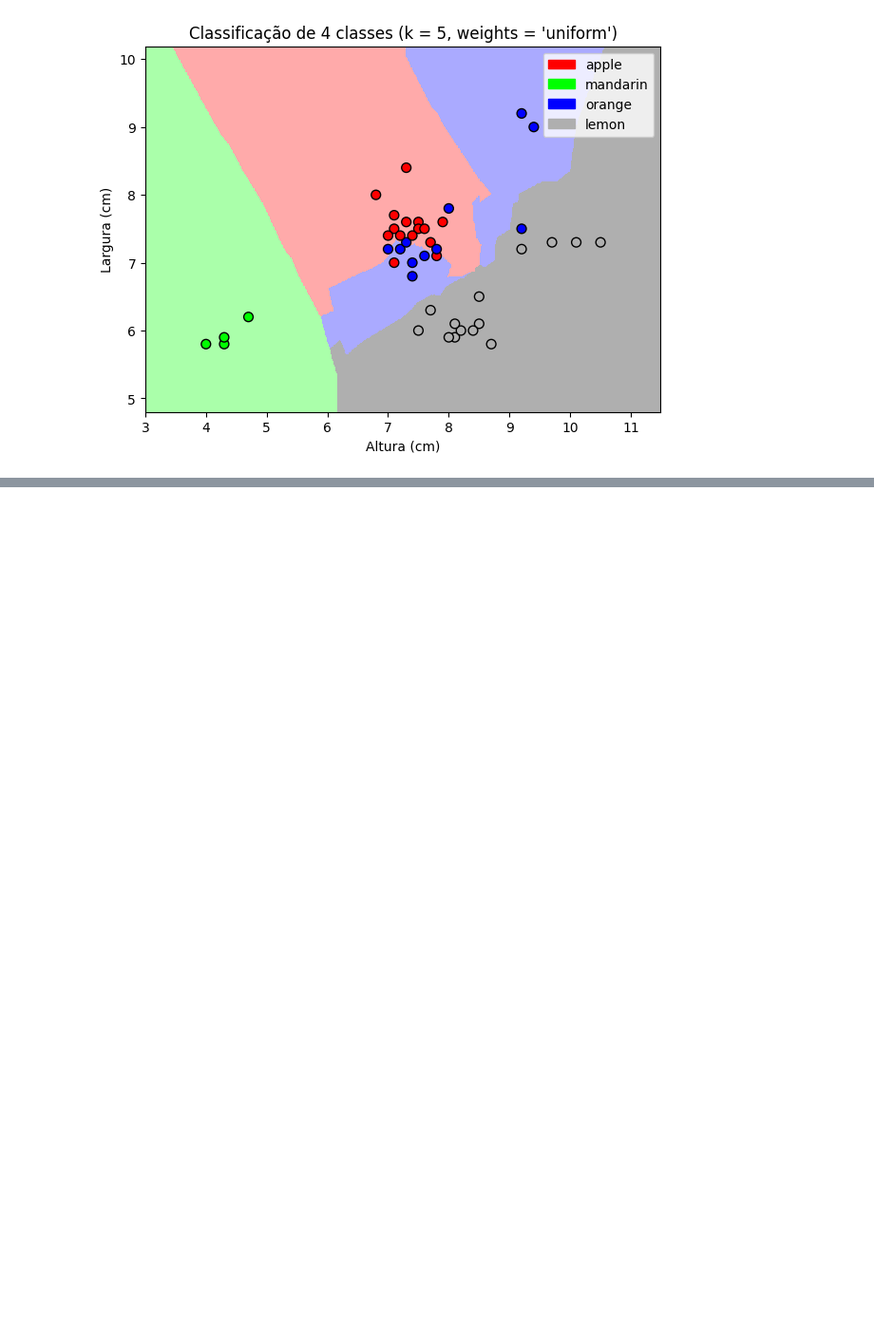
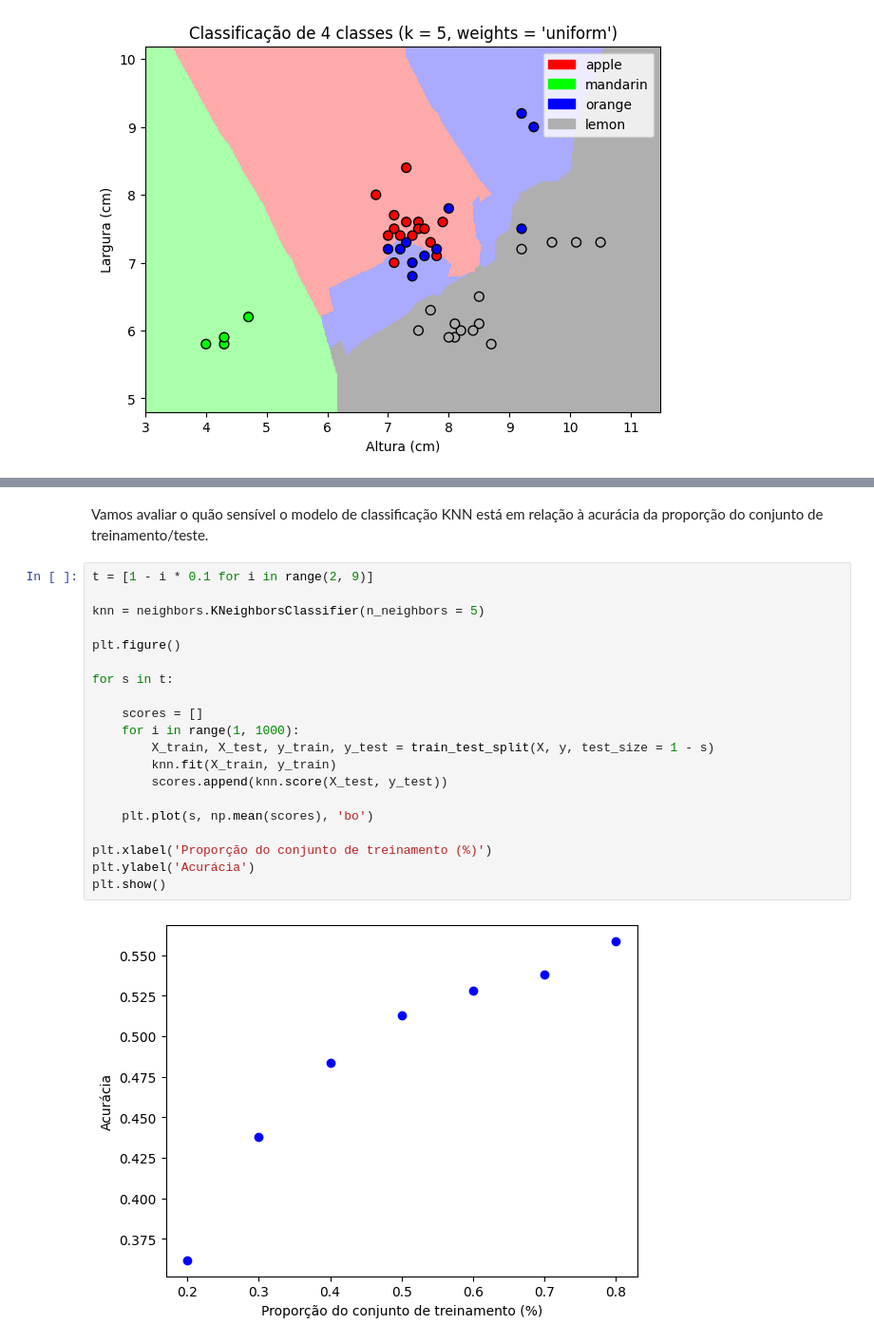
Before and after one commit to IIIL4KIII/Machine-Learning, a Jupyter notebook: Mod_1/Week_1.ipynb, the cells around one changed output, grey strips where cells are left out. Shown: that part at 95% size. Drawn from its saved outputs; the diff is of its cells as text; blank space fills up the shorter version.

```diff
--- a/Mod_1/Week_1.ipynb
+++ b/Mod_1/Week_1.ipynb
@@ -155,0 +167,24 @@ plot_fruit_knn(X_train, y_train, 5, 'uniform')
+# %% [markdown]
+Vamos avaliar o quão sensível o modelo de classificação KNN está em relação à acurácia da proporção do conjunto de treinamento/teste.
+# %%
+t = [1 - i * 0.1 for i in range(2, 9)]
+
+knn = neighbors.KNeighborsClassifier(n_neighbors = 5)
+
+plt.figure()
+
+for s in t:
+
+    scores = []
+    for i in range(1, 1000):
+        X_train, X_test, y_train, y_test = train_test_split(X, y, test_size = 1 - s)
+        knn.fit(X_train, y_train)
+        scores.append(knn.score(X_test, y_test))
+
+    plt.plot(s, np.mean(scores), 'bo')
+
+plt.xlabel('Proporção do conjunto de treinamento (%)')
+plt.ylabel('Acurácia')
+plt.show()
+# %% [output]
+[figure, added]
```
Also changed, not shown: parts of 2 cells of this notebook, 3 other files.
